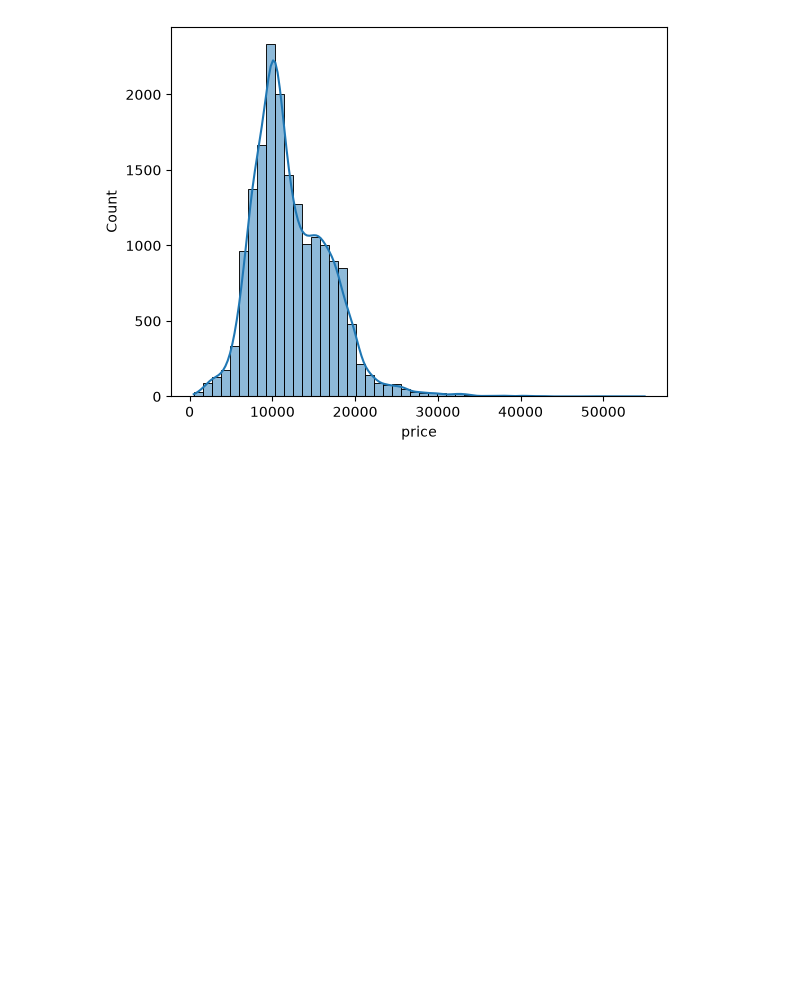
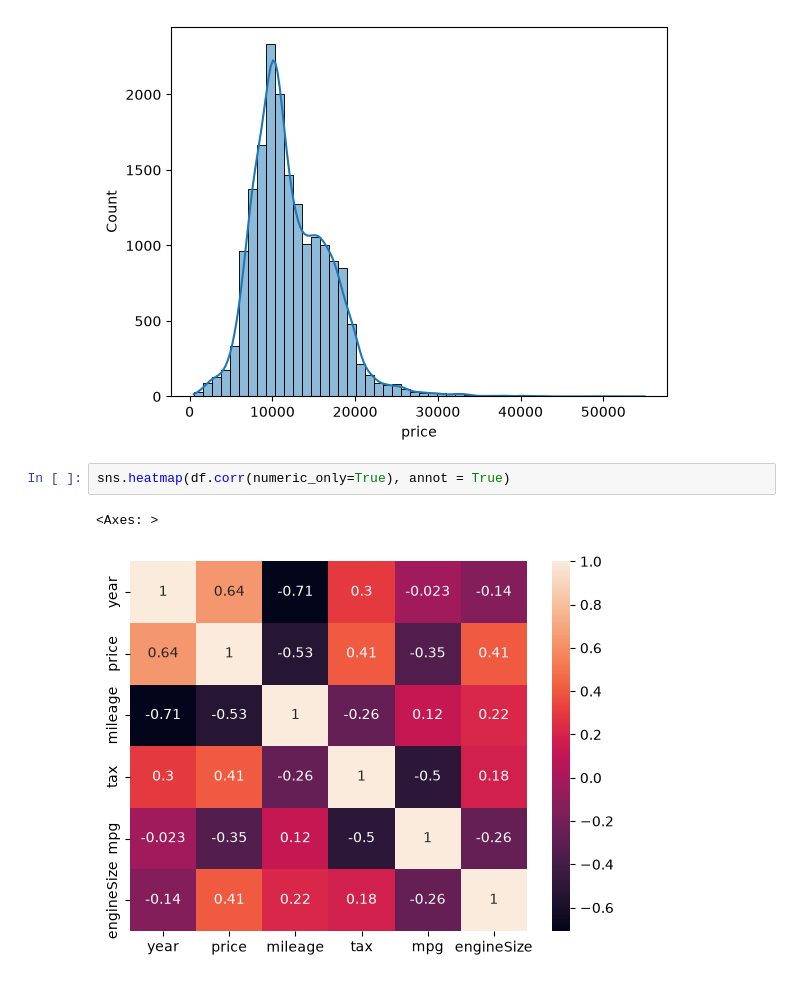
Before and after one commit to gyr0byte/ML-Foundations, a Jupyter notebook: Foundation For ML/3_FORD_car_price_prediction.ipynb, the cells around one changed output. Drawn from its saved outputs; the diff is of its cells as text; blank space fills up the shorter version.

```diff
--- a/Foundation For ML/3_FORD_car_price_prediction.ipynb
+++ b/Foundation For ML/3_FORD_car_price_prediction.ipynb
@@ -69,3 +69,8 @@ sns.histplot(df['price'],bins=50,kde=True)
 # %% [output]
 <Axes: xlabel='price', ylabel='Count'>
 [figure]
+# %%
+sns.heatmap(df.corr(numeric_only=True), annot = True)
+# %% [output]
+<Axes: >
+[figure, added]
```
Also changed, not shown: parts of 1 cell of this notebook.
